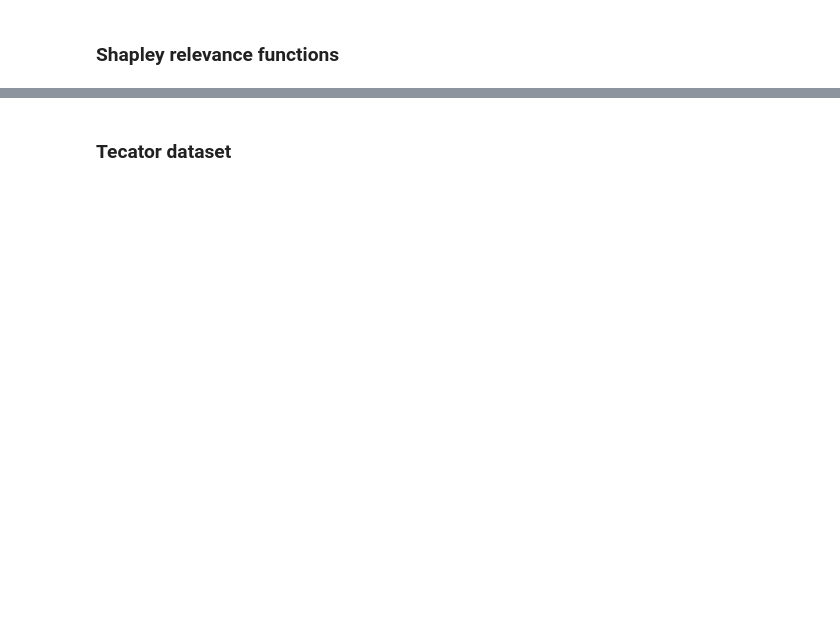
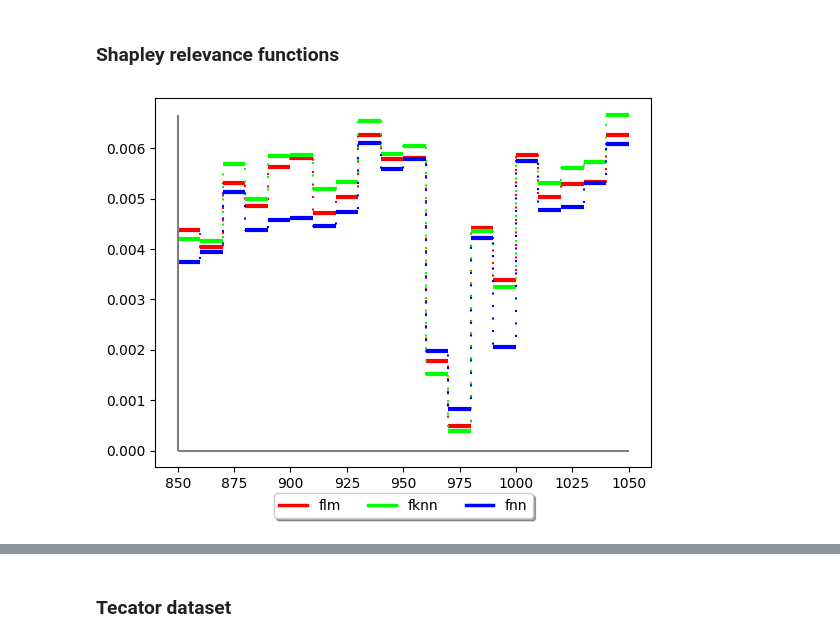
Before and after one commit to pachoning/shapley_fda_experiments, a Jupyter notebook: notebooks/analyses_real_data.ipynb, the cells around one changed output, grey strips where cells are left out. Saved outputs shown, nothing was run; the diff lists cells and outputs as text; code cells hidden in the pictures; blank space fills up the shorter version.

```diff
--- a/notebooks/analyses_real_data.ipynb
+++ b/notebooks/analyses_real_data.ipynb
@@ -333,7 +424,7 @@ if save_shapley_file:
 # %% [markdown]
 # Plots
 # %%
-load_from_file = False
+load_from_file = True
 # %%
 if load_from_file:
     with open(os.path.join(data_output_path, "real_dataset_shapley_5000_20.pkl"), "rb") as f_rb:
@@ -379,18 +477,21 @@ print(shapley_value_normalised["fnn"][-1])
 # %%
 # Step function
 plot_shapley_function(
     obj=shapley_value_normalised,
     domain_range=domain_range,
     translation_dict =translation_dict,
     plot_h_line=True,
     plot_v_line=True,
+    disregard_feature_selection=True,
 )
 if save_figures:
     plt.savefig(
         os.path.join(images_path, f"tecator_step_fn_{num_permutations}_{num_intervals}.pdf"),
         format="pdf",
         bbox_inches="tight"
     )
+# %% [output]
+[figure, added]
 # %%
 y_max = 0
 for k in shapley_value_normalised.keys():
```
Also changed, not shown: parts of 24 cells of this notebook, 5 other files.
